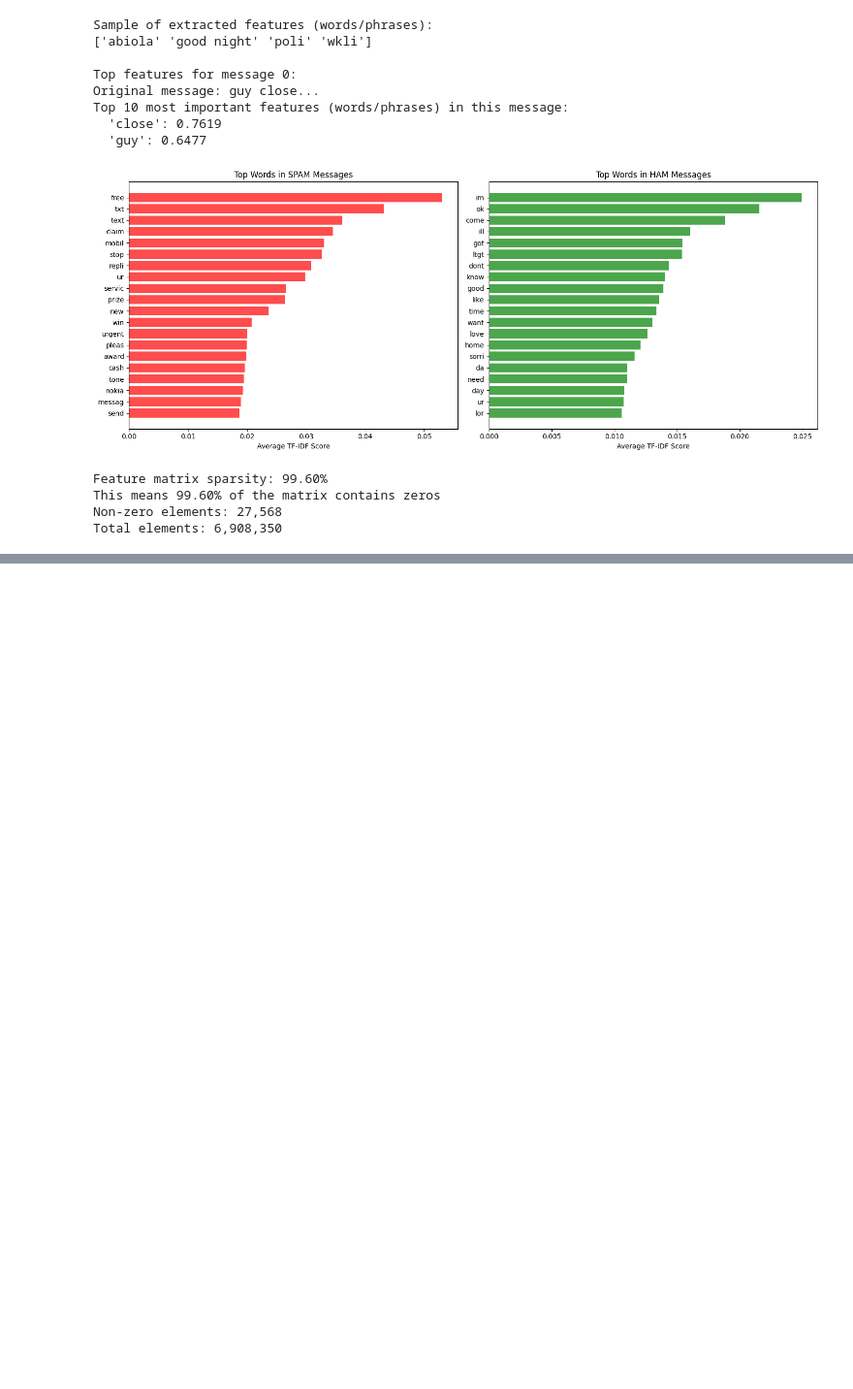
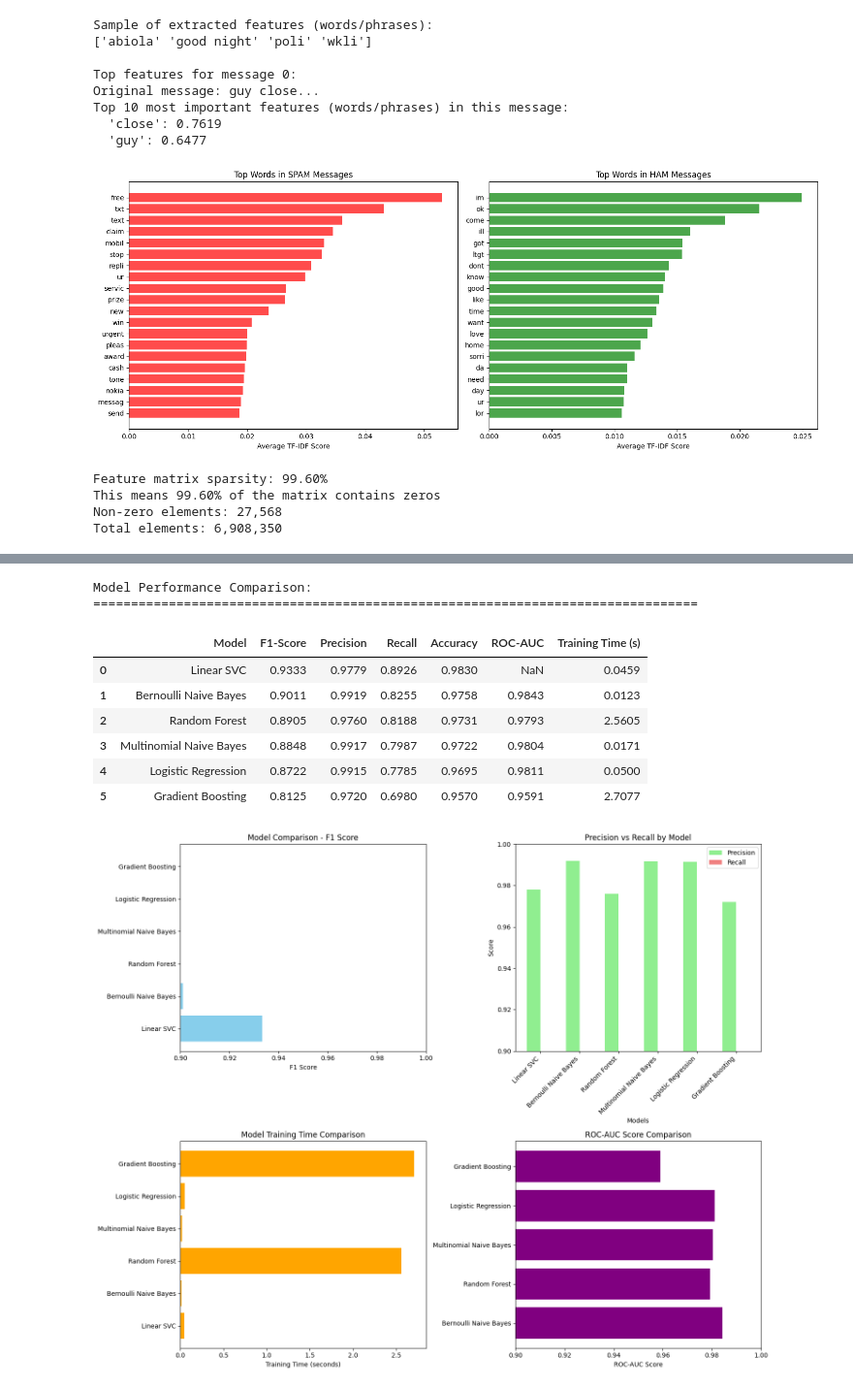
Before and after one commit to LiLAlien28/Arch_Tech_internship, a Jupyter notebook: Task1_Email_Spam_Classification.ipynb, the cells around one changed output, grey strips where cells are left out. Shown at 97% size. Drawn from its saved outputs; the diff is of its cells as text; code cells hidden in the pictures; blank space fills up the shorter version.

```diff
--- a/Task1_Email_Spam_Classification.ipynb
+++ b/Task1_Email_Spam_Classification.ipynb
@@ -381,0 +482,58 @@ Total elements: 6,908,350
+# %%
+# Create results DataFrame
+results_df = pd.DataFrame(results)
+
+# Sort by F1-Score (best metric for imbalanced data)
+results_df = results_df.sort_values('F1-Score', ascending=False).reset_index(drop=True)
+
+# Display results
+print("Model Performance Comparison:")
+print("="*80)
+display(results_df[['Model', 'F1-Score', 'Precision', 'Recall', 'Accuracy', 'ROC-AUC', 'Training Time (s)']].round(4))
+
+# Visualize comparison
+fig, axes = plt.subplots(2, 2, figsize=(15, 12))
+
+# F1 Score Comparison
+axes[0, 0].barh(results_df['Model'], results_df['F1-Score'], color='skyblue')
+axes[0, 0].set_xlabel('F1 Score')
+axes[0, 0].set_title('Model Comparison - F1 Score')
+axes[0, 0].set_xlim(0.9, 1.0)  # Focus on high scores
+
+# Precision vs Recall
+x = np.arange(len(results_df))
+width = 0.35
+axes[0, 1].bar(x - width/2, results_df['Precision'], width, label='Precision', color='lightgreen')
+axes[0, 1].bar(x + width/2, results_df['Recall'], width, label='Recall', color='lightcoral')
+axes[0, 1].set_xlabel('Models')
+axes[0, 1].set_ylabel('Score')
+axes[0, 1].set_title('Precision vs Recall by Model')
+axes[0, 1].set_xticks(x)
+axes[0, 1].set_xticklabels(results_df['Model'], rotation=45, ha='right')
+axes[0, 1].legend()
+axes[0, 1].set_ylim(0.9, 1.0)
+
+# Training Time
+axes[1, 0].barh(results_df['Model'], results_df['Training Time (s)'], color='orange')
+axes[1, 0].set_xlabel('Training Time (seconds)')
+axes[1, 0].set_title('Model Training Time Comparison')
+
+# ROC-AUC
+axes[1, 1].barh(results_df['Model'], results_df['ROC-AUC'], color='purple')
+axes[1, 1].set_xlabel('ROC-AUC Score')
+axes[1, 1].set_title('ROC-AUC Score Comparison')
+axes[1, 1].set_xlim(0.9, 1.0)
+
+plt.tight_layout()
+plt.show()
+# %% [output]
+Model Performance Comparison:
+================================================================================
+|  | Model | F1-Score | Precision | Recall | Accuracy | ROC-AUC | Training Time (s) |
+| 0 | Linear SVC | 0.9333 | 0.9779 | 0.8926 | 0.9830 | NaN | 0.0459 |
+| 1 | Bernoulli Naive Bayes | 0.9011 | 0.9919 | 0.8255 | 0.9758 | 0.9843 | 0.0123 |
+| 2 | Random Forest | 0.8905 | 0.9760 | 0.8188 | 0.9731 | 0.9793 | 2.5605 |
+| 3 | Multinomial Naive Bayes | 0.8848 | 0.9917 | 0.7987 | 0.9722 | 0.9804 | 0.0171 |
+| 4 | Logistic Regression | 0.8722 | 0.9915 | 0.7785 | 0.9695 | 0.9811 | 0.0500 |
+| 5 | Gradient Boosting | 0.8125 | 0.9720 | 0.6980 | 0.9570 | 0.9591 | 2.7077 |
+[figure, added]
```
Also changed, not shown: parts of 8 cells of this notebook.
